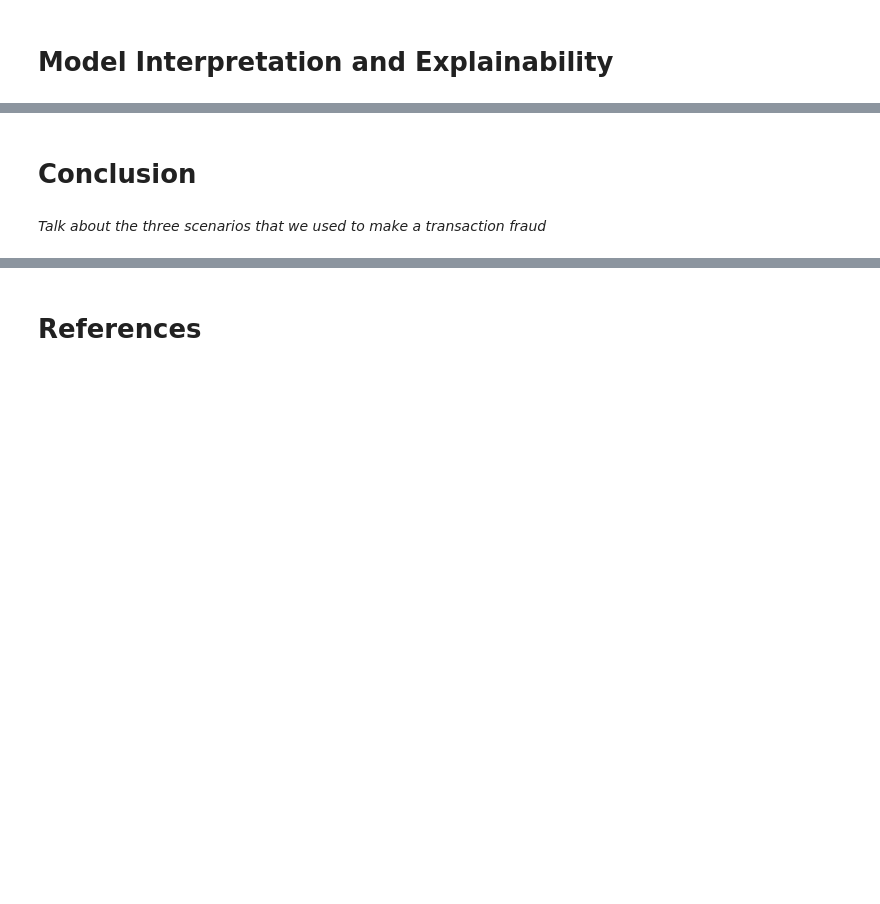
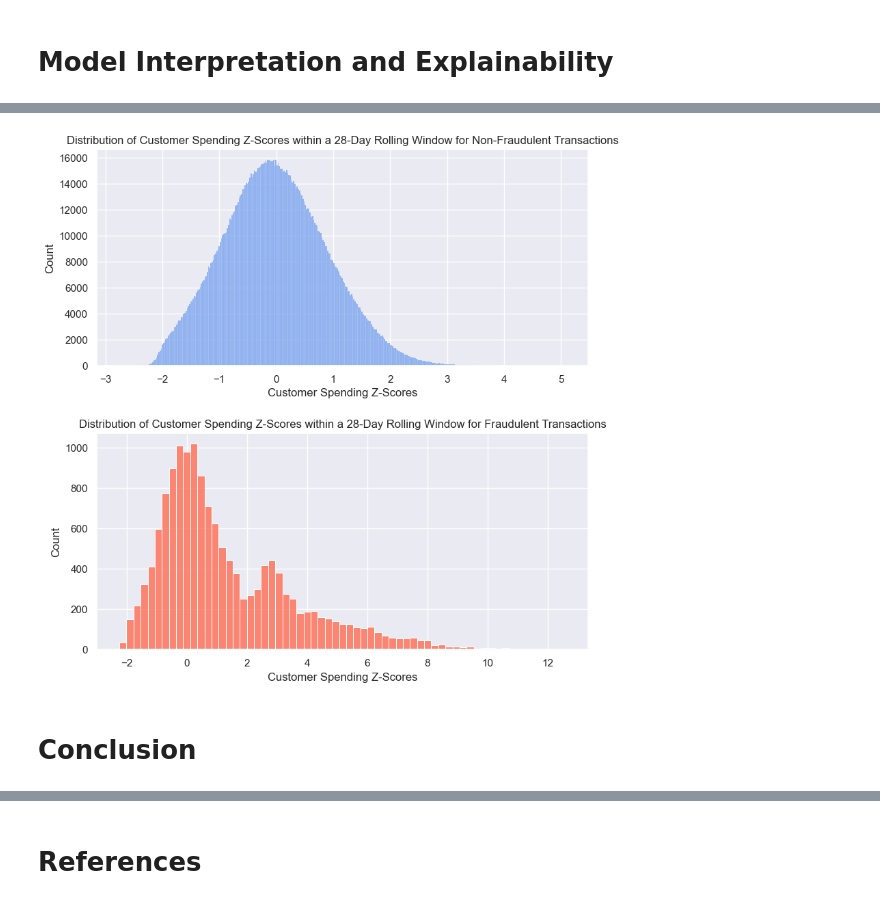
Before and after one commit to jwickham1023/DSCI478-Kaggle-Project, a Jupyter notebook: writeup.ipynb, the cells around one changed output, grey strips where cells are left out. Saved outputs shown, nothing was run; the diff lists cells and outputs as text; code cells hidden in the pictures; blank space fills up the shorter version.

```diff
--- a/writeup.ipynb
+++ b/writeup.ipynb
@@ -260,6 +361,19 @@ test_df['ANOMALY_SCORE'] = lof.decision_function(test_df[features_for_lof].value
 scaler = MinMaxScaler()
 train_df['ANOMALY_SCORE'] = scaler.fit_transform(train_df[['ANOMALY_SCORE']])
 test_df['ANOMALY_SCORE'] = scaler.transform(test_df[['ANOMALY_SCORE']])
+# %%
+engineered_features = ['TX_AMOUNT_Z_SCORE',
+                       'TX_AMOUNT_PERCENTILE',
+                       'TERMINAL_FRAUD_RATIO_7D',
+                       'TERMINAL_FRAUD_RATIO_28D',
+                       'SPENDING_RATIO_CHANGE',
+                       'SPENDING_Z_SCORE_28D',
+                       'ANOMALY_SCORE']
+
+for feature in engineered_features:
+    median_value = train_df[feature].median()
+    train_df[feature] = train_df[feature].fillna(median_value)
+    test_df[feature] = test_df[feature].fillna(median_value)
 # %% [markdown]
 # Model Selection
 # %% [markdown]
@@ -273,4 +563,17 @@ test_df['ANOMALY_SCORE'] = scaler.transform(test_df[['ANOMALY_SCORE']])
+# %%
+df2 = pd.concat([train_df, test_df], axis=0)
+# %%
+_, ax = plt.subplots(2, 1, figsize=(8, 8))
+_.tight_layout(h_pad=4)
+sns.set_theme(style="darkgrid")
+
+sns.histplot(data=df2[df2['TX_FRAUD'] == 0], x='SPENDING_Z_SCORE_28D', ax=ax[0], color='cornflowerblue')
+ax[0].set(xlabel = "Customer Spending Z-Scores", ylabel="Count",
+          title="Distribution of Customer Spending Z-Scores within a 28-Day Rolling Window for Non-Fraudulent Transactions");
+sns.histplot(data=df2[df2['TX_FRAUD'] == 1], x='SPENDING_Z_SCORE_28D', ax=ax[1], color='tomato')
+ax[1].set(xlabel = "Customer Spending Z-Scores", ylabel="Count",
+          title="Distribution of Customer Spending Z-Scores within a 28-Day Rolling Window for Fraudulent Transactions");
+# %% [output]
+[figure, added]
 # %% [markdown]
 # Conclusion
-# %% [markdown]
-*Talk about the three scenarios that we used to make a transaction fraud*
```
Also changed, not shown: parts of 29 cells of this notebook, 2 other files.
